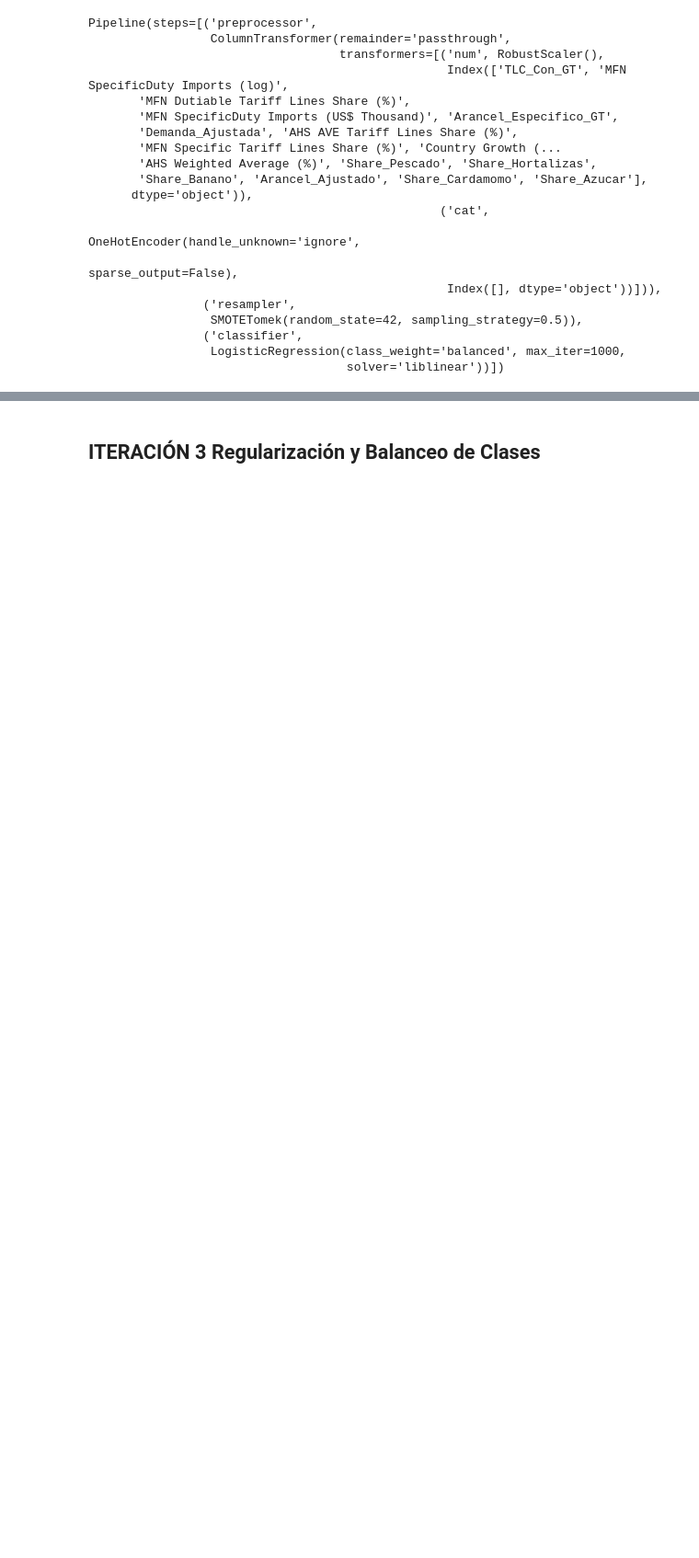
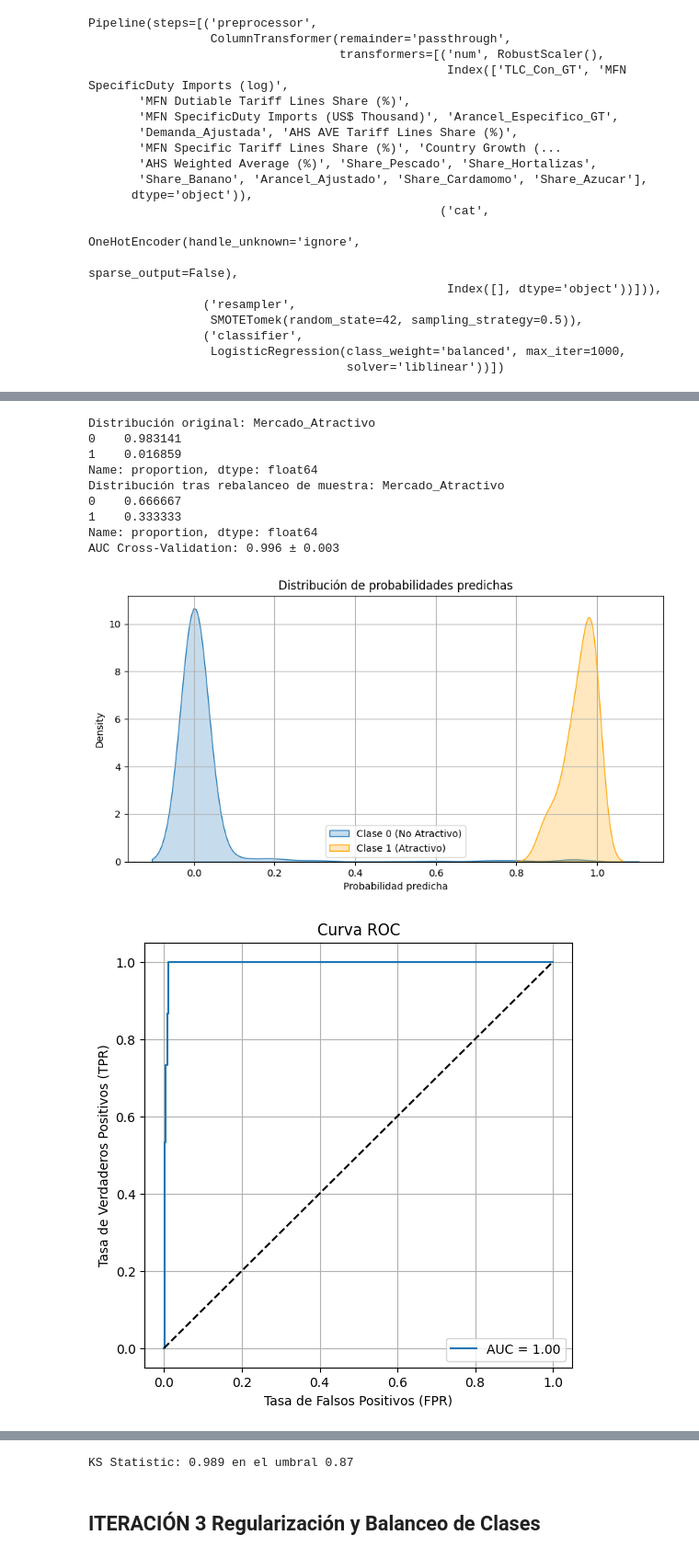
Before and after one commit to angosoto/Proyecto-Final-Data-Science-, a Jupyter notebook: ModelodeClasificacion.ipynb, the cells around one changed output, grey strips where cells are left out. Shown at 92% size. Cells and saved outputs as stored; diff of their text form; code cells hidden in the pictures; blank space fills up the shorter version.

```diff
--- a/ModelodeClasificacion.ipynb
+++ b/ModelodeClasificacion.ipynb
@@ -664,0 +758,57 @@ weighted avg       0.99      0.98      0.98       872
+# %%
+
+cv = StratifiedKFold(n_splits=5, shuffle=True, random_state=42)
+auc_scores = cross_val_score(pipeline, X_train, y_train, cv=cv, scoring='roc_auc')
+print(f"AUC Cross-Validation: {np.mean(auc_scores):.3f} ± {np.std(auc_scores):.3f}")
+
+plt.figure(figsize=(10, 5))
+sns.kdeplot(y_proba[y_test == 0], label="Clase 0 (No Atractivo)", fill=True)
+sns.kdeplot(y_proba[y_test == 1], label="Clase 1 (Atractivo)", fill=True, color="orange")
+plt.title("Distribución de probabilidades predichas")
+plt.xlabel("Probabilidad predicha")
+plt.legend()
+plt.grid()
+plt.show()
+
+
+fpr, tpr, thresholds_roc = roc_curve(y_test, y_proba)
+auc_value = roc_auc_score(y_test, y_proba)
+
+plt.figure(figsize=(6, 6))
+plt.plot(fpr, tpr, label=f"AUC = {auc_value:.2f}")
+plt.plot([0, 1], [0, 1], 'k--')
+plt.xlabel("Tasa de Falsos Positivos (FPR)")
+plt.ylabel("Tasa de Verdaderos Positivos (TPR)")
+plt.title("Curva ROC")
+plt.legend()
+plt.grid()
+plt.show()
+
+ks_stat = max(tpr - fpr)
+ks_index = np.argmax(tpr - fpr)
+ks_cutoff = thresholds_roc[ks_index]
+
+plt.figure(figsize=(8, 5))
+plt.plot(thresholds_roc, tpr, label="TPR", color='green')
+plt.plot(thresholds_roc, fpr, label="FPR", color='red')
+plt.axvline(ks_cutoff, color='blue', linestyle='--', label=f'KS Cutoff = {ks_cutoff:.2f}')
+plt.title(f"Curva de KS (KS = {ks_stat:.2f})")
+plt.xlabel("Umbral")
+plt.ylabel("Tasa")
+plt.legend()
+plt.grid()
+plt.show()
+
+print(f"KS Statistic: {ks_stat:.3f} en el umbral {ks_cutoff:.2f}")
+# %% [output]
+Distribución original: Mercado_Atractivo
+0    0.983141
+1    0.016859
+Name: proportion, dtype: float64
+Distribución tras rebalanceo de muestra: Mercado_Atractivo
+0    0.666667
+1    0.333333
+Name: proportion, dtype: float64
+AUC Cross-Validation: 0.996 ± 0.003
+[figure, added]
+[figure, added]
@@ -665,3 +816,4 @@ weighted avg       0.99      0.98      0.98       872
+KS Statistic: 0.989 en el umbral 0.87
 # %% [markdown]
 ## ITERACIÓN 3 Regularización y Balanceo de Clases
 # %%
```
Also changed, not shown: parts of 6 cells of this notebook.
